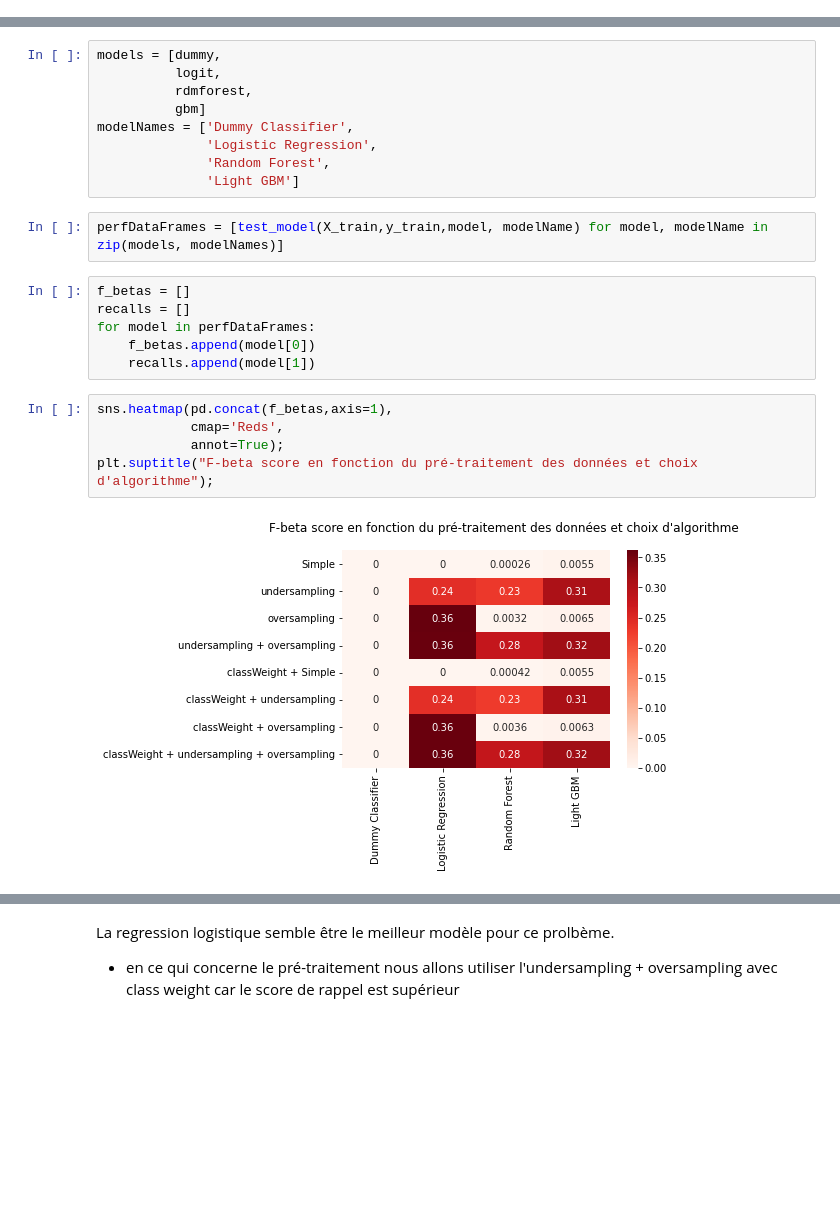
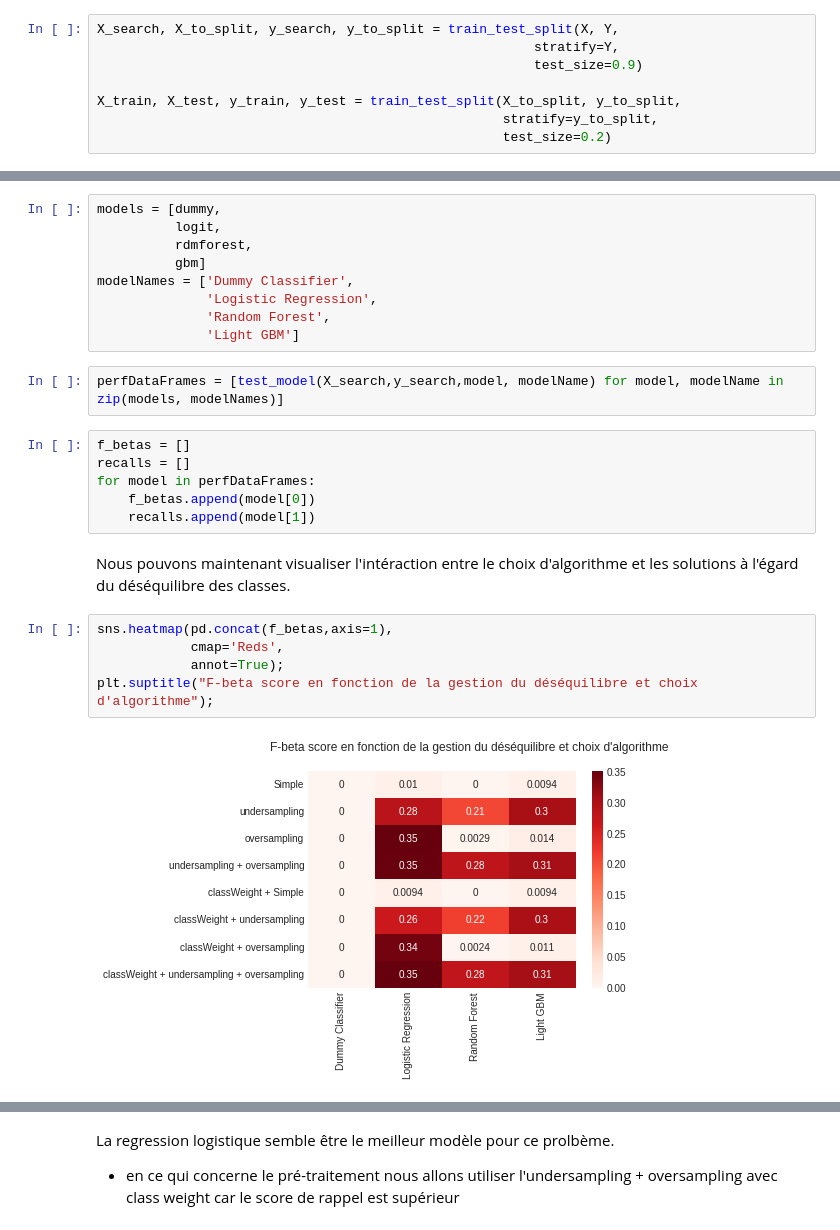
Before and after one commit to DRP-CB/projet-dashboard, a Jupyter notebook: modélisation/modélisation.ipynb, the cells around one changed output, grey strips where cells are left out. Saved outputs shown, nothing was run; the diff lists cells and outputs as text; blank space fills up the shorter version.

```diff
--- a/modélisation/modélisation.ipynb
+++ b/modélisation/modélisation.ipynb
@@ -68,3 +59,11 @@ X_validation, X_test, y_validation, y_test = train_test_split(X_validation, y_va
+# %%
+X_search, X_to_split, y_search, y_to_split = train_test_split(X, Y,
+                                                        stratify=Y,
+                                                        test_size=0.9)
+
+X_train, X_test, y_train, y_test = train_test_split(X_to_split, y_to_split,
+                                                    stratify=y_to_split,
+                                                    test_size=0.2)
 # %% [markdown]
 Une difficulté majeure pour l'entrainement de notre modèle tient dans l'inégalité des classes à prédire.
 # %%
@@ -144,20 +143,22 @@ modelNames = ['Dummy Classifier',
               'Random Forest',
               'Light GBM']
 # %%
-perfDataFrames = [test_model(X_train,y_train,model, modelName) for model, modelName in zip(models, modelNames)]
+perfDataFrames = [test_model(X_search,y_search,model, modelName) for model, modelName in zip(models, modelNames)]
-# %%
-f_betas = []
-recalls = []
-for model in perfDataFrames:
-    f_betas.append(model[0])
-    recalls.append(model[1])
+# %%
+f_betas = []
+recalls = []
+for model in perfDataFrames:
+    f_betas.append(model[0])
+    recalls.append(model[1])
+# %% [markdown]
+Nous pouvons maintenant visualiser l'intéraction entre le choix d'algorithme et les solutions à l'égard du déséquilibre des classes.
 # %%
 sns.heatmap(pd.concat(f_betas,axis=1),
             cmap='Reds',
             annot=True);
-plt.suptitle("F-beta score en fonction du pré-traitement des données et choix d'algorithme");
+plt.suptitle("F-beta score en fonction de la gestion du déséquilibre et choix d'algorithme");
 # %% [output]
-[figure, old version]
+[figure, new version]
 # %%
 sns.heatmap(pd.concat(recalls,axis=1),
             cmap='Reds',
```
Also changed, not shown: parts of 56 cells of this notebook, 4 other files.
